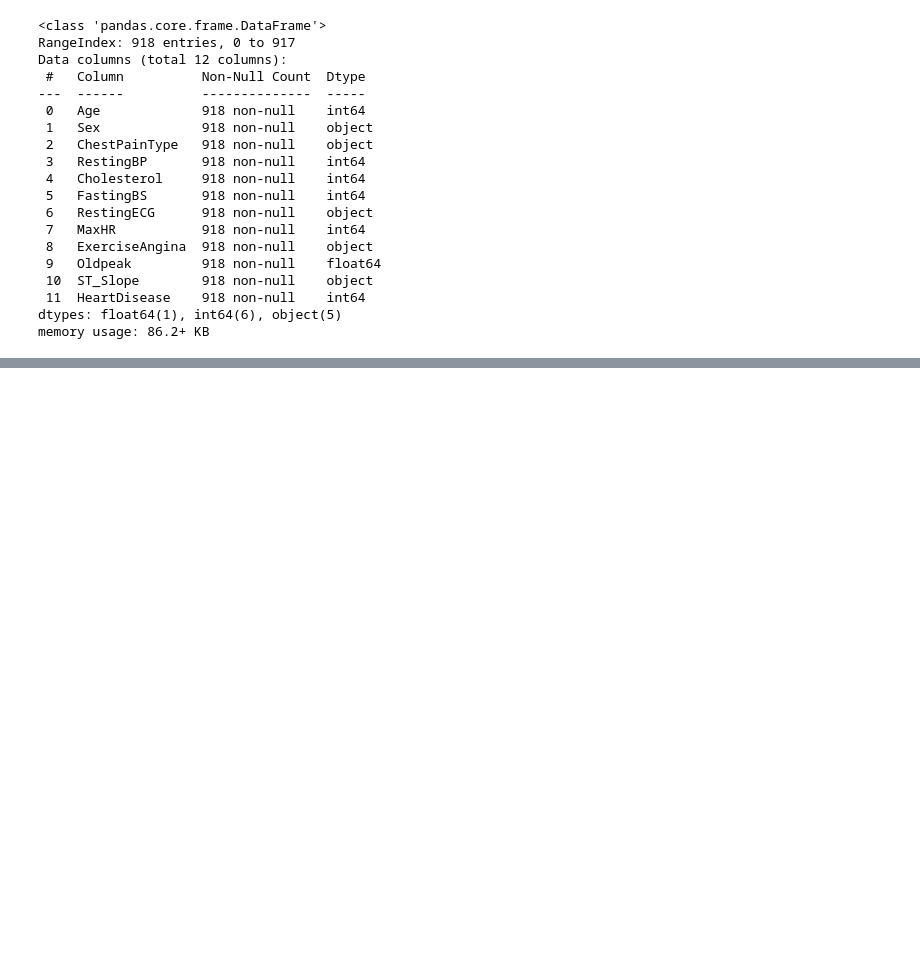
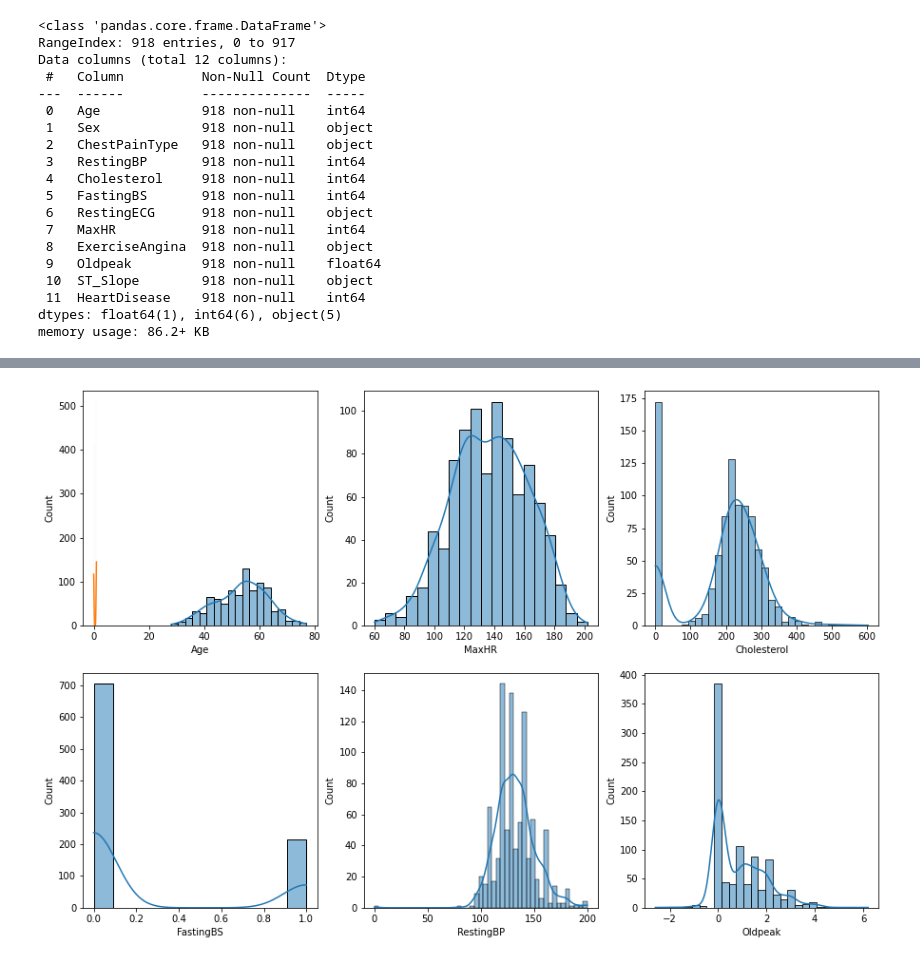
Before and after one commit to amirhossein-haerian/HAPS, a Jupyter notebook: IoT_Project.ipynb, the cells around one changed output, grey strips where cells are left out. Saved outputs shown, nothing was run; the diff lists cells and outputs as text; code cells hidden in the pictures; blank space fills up the shorter version.

```diff
--- a/IoT_Project.ipynb
+++ b/IoT_Project.ipynb
@@ -89 +91,9 @@ data.describe()
+# %%
+f, axes = plt.subplots(2, 3, figsize=(15, 10))
+for i, col in enumerate(num_columns):
+    sns.histplot(x = data[col], data = data, kde=True, ax=axes[i%2,i%3])
+
+plt.show()
+# %% [output]
+[figure, added]
 # %%
```
Also changed, not shown: parts of 10 cells of this notebook.
